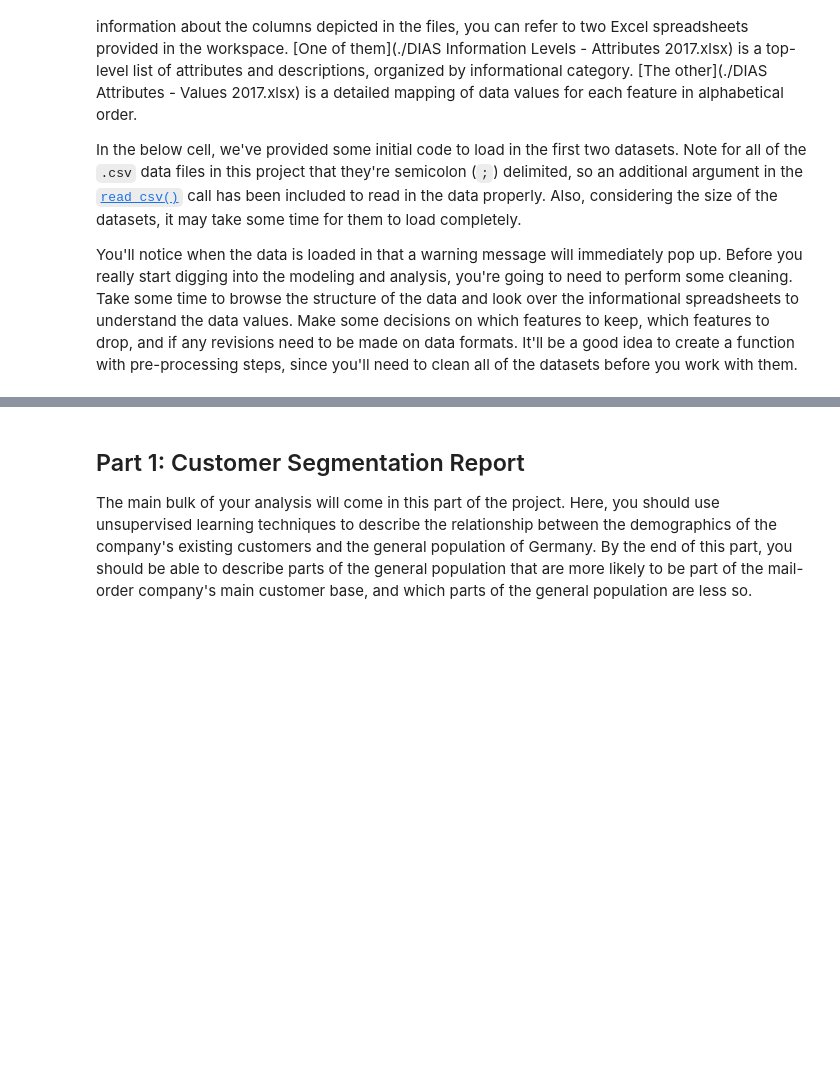
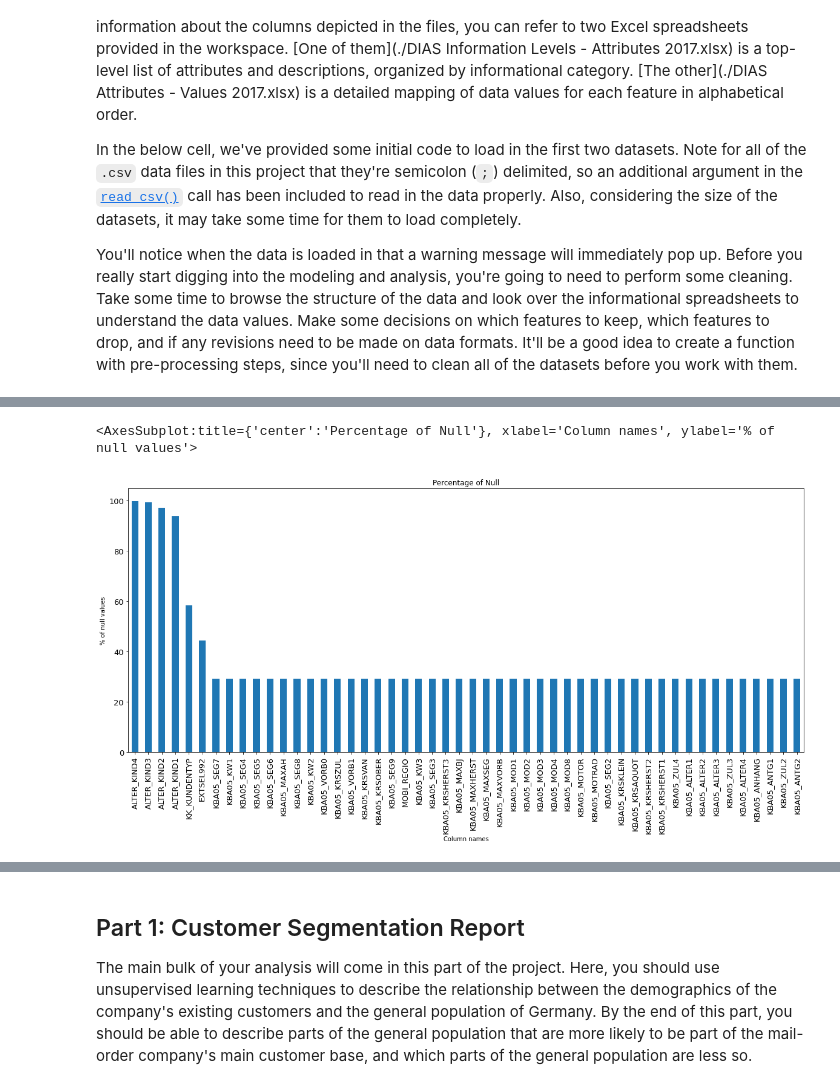
Before and after one commit to uforodavid/Arvato_Financials, a Jupyter notebook: Arvato Project Workbook.ipynb, the cells around one changed output, grey strips where cells are left out. Cells and saved outputs as stored; diff of their text form; code cells hidden in the pictures; blank space fills up the shorter version.

```diff
--- a/Arvato Project Workbook.ipynb
+++ b/Arvato Project Workbook.ipynb
@@ -76,0 +119,5 @@ customers.
+# %%
+null_percent(customers)[:50].plot(kind='bar', figsize=(20,8), fontsize=13, title= 'Percentage of Null' ,xlabel="Column names", ylabel="% of null values")
+# %% [output]
+<AxesSubplot:title={'center':'Percentage of Null'}, xlabel='Column names', ylabel='% of null values'>
+[figure, added]
```
Also changed, not shown: parts of 12 cells of this notebook.
